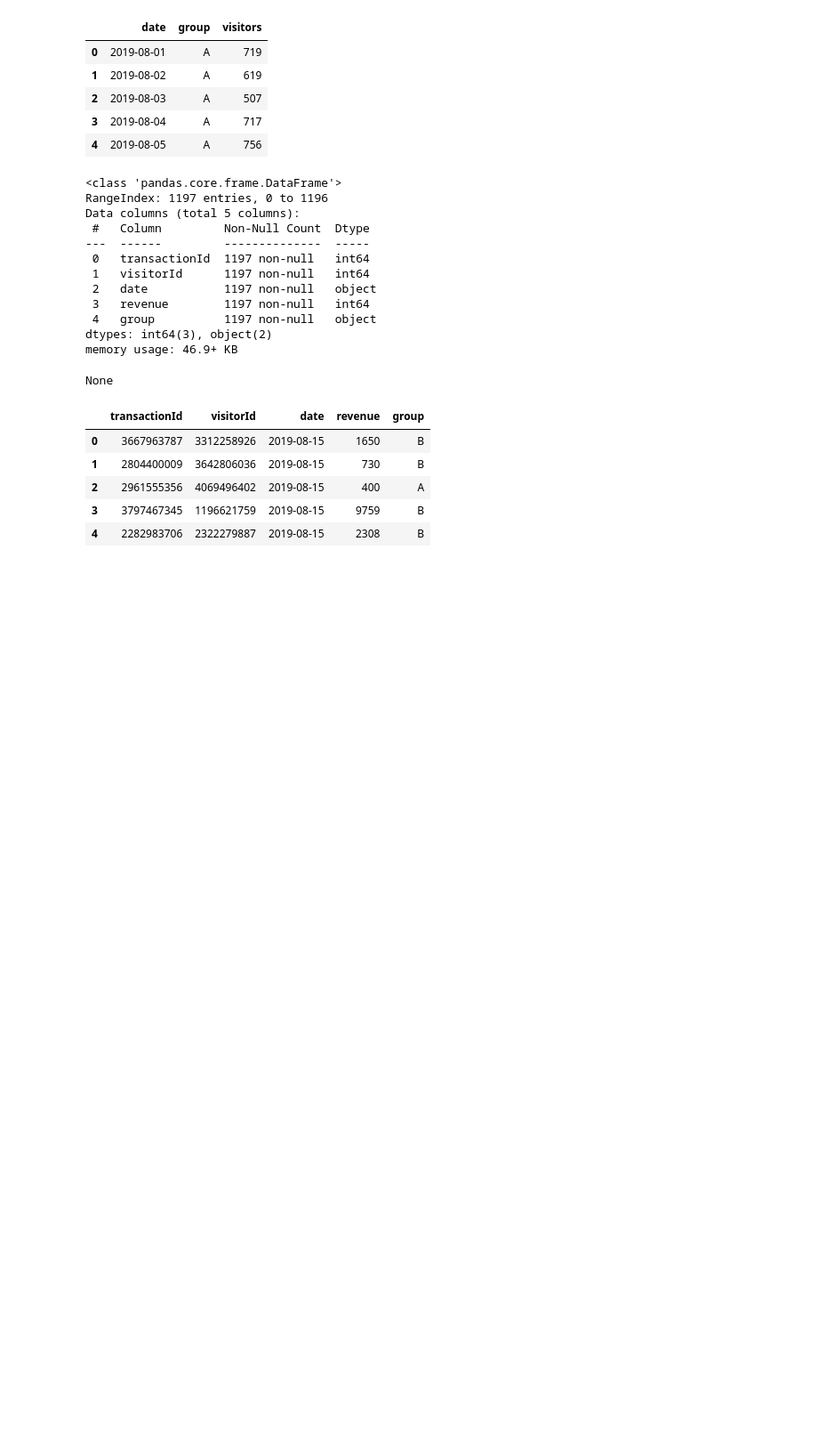
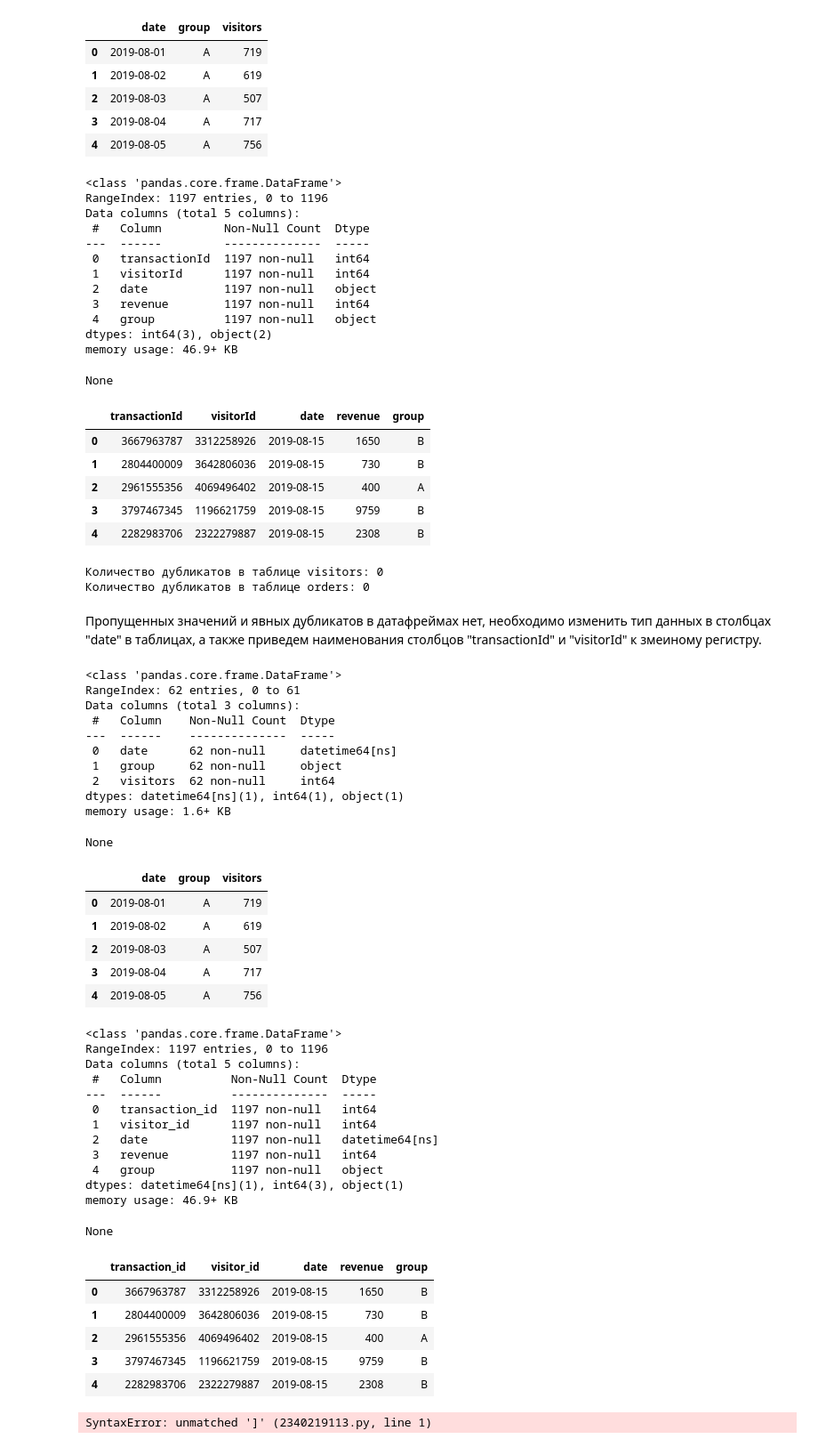
Before and after one commit to analyst-plv/hypothesis, a Jupyter notebook: hypothesis.ipynb, the cells around one changed output. Shown at 89% size. Drawn from its saved outputs; the diff is of its cells as text; code cells hidden in the pictures; blank space fills up the shorter version.

```diff
--- a/hypothesis.ipynb
+++ b/hypothesis.ipynb
@@ -19,6 +19,8 @@ import numpy as np
 from datetime import datetime, timedelta
 from matplotlib import pyplot as plt
 import seaborn as sns
+# %%
+pd.set_option('display.max_colwidth',0)
 # %%
 # загружаем данные о гипотезах из CSV-файла в переменную
 try:
@@ -204,3 +206,12 @@ None
 | 2 | 2961555356 | 4069496402 | 2019-08-15 | 400 | A |
 | 3 | 3797467345 | 1196621759 | 2019-08-15 | 9759 | B |
 | 4 | 2282983706 | 2322279887 | 2019-08-15 | 2308 | B |
+# %%
+# проверим датафреймы на наличие явных дубликатов
+print('Количество дубликатов в таблице visitors:', visitors.duplicated().sum())
+print('Количество дубликатов в таблице orders:', orders.duplicated().sum())
+# %% [output]
+Количество дубликатов в таблице visitors: 0
+Количество дубликатов в таблице orders: 0
+# %% [markdown]
+Пропущенных значений и явных дубликатов в датафреймах нет, необходимо изменить тип данных в столбцах "date" в таблицах, а также приведем наименования столбцов "transactionId" и "visitorId" к змеиному регистру.
@@ -206,0 +223,44 @@ None
+# %%
+# проверяем
+get_info(name_df)
+# %% [output]
+<class 'pandas.core.frame.DataFrame'>
+RangeIndex: 62 entries, 0 to 61
+Data columns (total 3 columns):
+ #   Column    Non-Null Count  Dtype
+---  ------    --------------  -----
+ 0   date      62 non-null     datetime64[ns]
+ 1   group     62 non-null     object
+ 2   visitors  62 non-null     int64
+dtypes: datetime64[ns](1), int64(1), object(1)
+memory usage: 1.6+ KB
+None
+|  | date | group | visitors |
+| 0 | 2019-08-01 | A | 719 |
+| 1 | 2019-08-02 | A | 619 |
+| 2 | 2019-08-03 | A | 507 |
+| 3 | 2019-08-04 | A | 717 |
+| 4 | 2019-08-05 | A | 756 |
+<class 'pandas.core.frame.DataFrame'>
+RangeIndex: 1197 entries, 0 to 1196
+Data columns (total 5 columns):
+ #   Column          Non-Null Count  Dtype
+---  ------          --------------  -----
+ 0   transaction_id  1197 non-null   int64
+ 1   visitor_id      1197 non-null   int64
+ 2   date            1197 non-null   datetime64[ns]
+ 3   revenue         1197 non-null   int64
+ 4   group           1197 non-null   object
+dtypes: datetime64[ns](1), int64(3), object(1)
+memory usage: 46.9+ KB
+None
+|  | transaction_id | visitor_id | date | revenue | group |
+| 0 | 3667963787 | 3312258926 | 2019-08-15 | 1650 | B |
+| 1 | 2804400009 | 3642806036 | 2019-08-15 | 730 | B |
+| 2 | 2961555356 | 4069496402 | 2019-08-15 | 400 | A |
+| 3 | 3797467345 | 1196621759 | 2019-08-15 | 9759 | B |
+| 4 | 2282983706 | 2322279887 | 2019-08-15 | 2308 | B |
+# %%
+orders['visitor_id', 'group']].unique()
+# %% [output]
+SyntaxError: unmatched ']' (2340219113.py, line 1)
```
Also changed, not shown: parts of 19 cells of this notebook.
